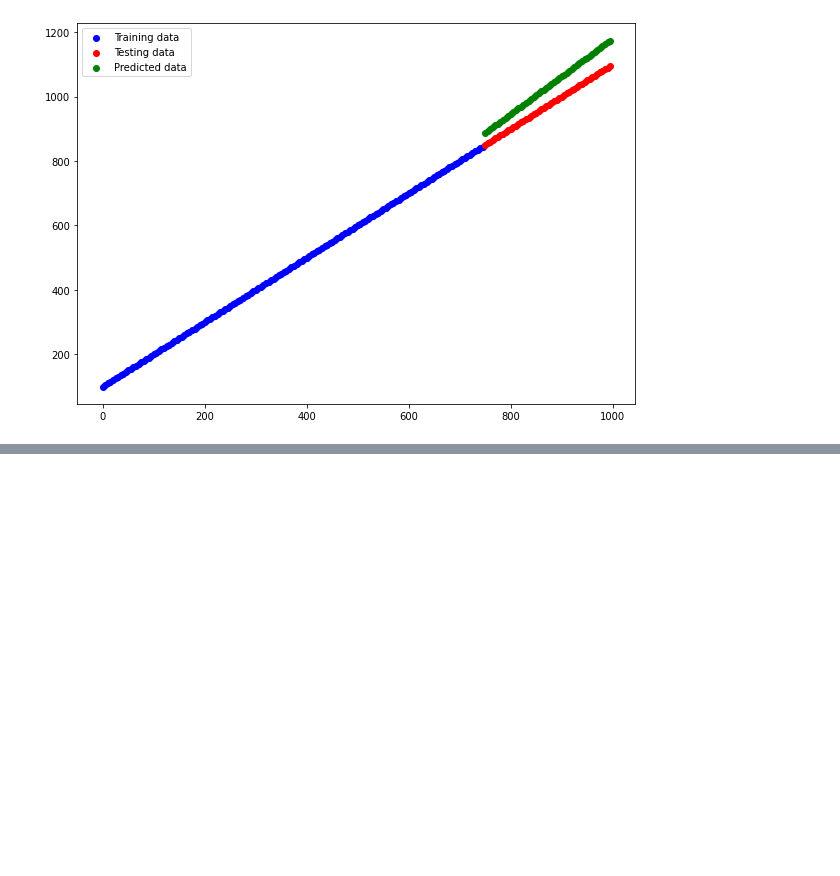
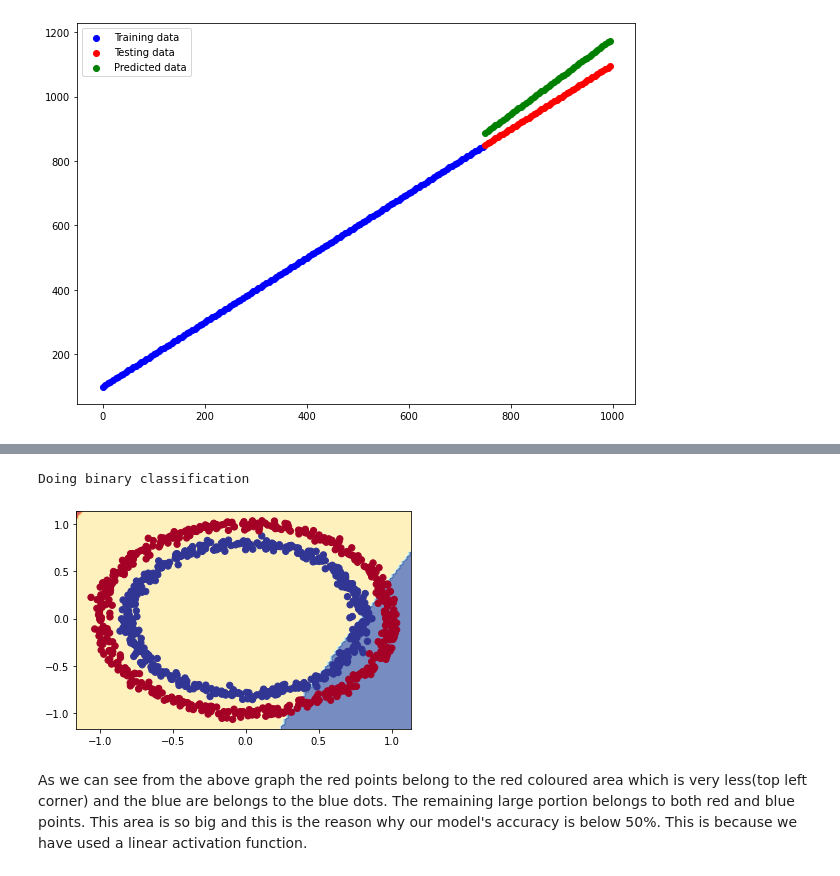
Before and after one commit to Prithivee7/Deep-Learning, a Jupyter notebook: Build_Tensors/DL_3_Neural_network_classification_with_tensorflow.ipynb, the cells around one changed output, grey strips where cells are left out. Drawn from its saved outputs; the diff is of its cells as text; code cells hidden in the pictures; blank space fills up the shorter version.

Commit message:
Multiclass classification

```diff
--- a/Build_Tensors/DL_3_Neural_network_classification_with_tensorflow.ipynb
+++ b/Build_Tensors/DL_3_Neural_network_classification_with_tensorflow.ipynb
@@ -273,0 +276,17 @@ plt.legend();
+# %%
+# Set the random seed
+tf.random.set_seed(42)
+
+# 1. Create the model
+model_4 = tf.keras.Sequential([
+  tf.keras.layers.Dense(1, activation=tf.keras.activations.linear)
+])
+
+# 2. Compile the model
+model_4.compile(loss="binary_crossentropy",
+                optimizer = tf.keras.optimizers.Adam(lr=0.001),
+                metrics=["accuracy"]
+)
+
+# 3. Fit the model
+history = model_4.fit(X, y, epochs=100)
@@ -273,0 +316,8 @@ plt.legend();
+# %%
+# Check the decision boundary for our latest model
+plot_decision_boundary(model=model_4, X=X, y=y)
+# %% [output]
+Doing binary classification
+[figure, added]
+# %% [markdown]
+As we can see from the above graph the red points belong to the red coloured area which is very less(top left corner) and the blue are belongs to the blue dots. The remaining large portion belongs to both red and blue points. This area is so big and this is the reason why our model's accuracy is below 50%. This is because we have used a linear activation function.
```
Also changed, not shown: parts of 71 cells of this notebook, 2 other files.
